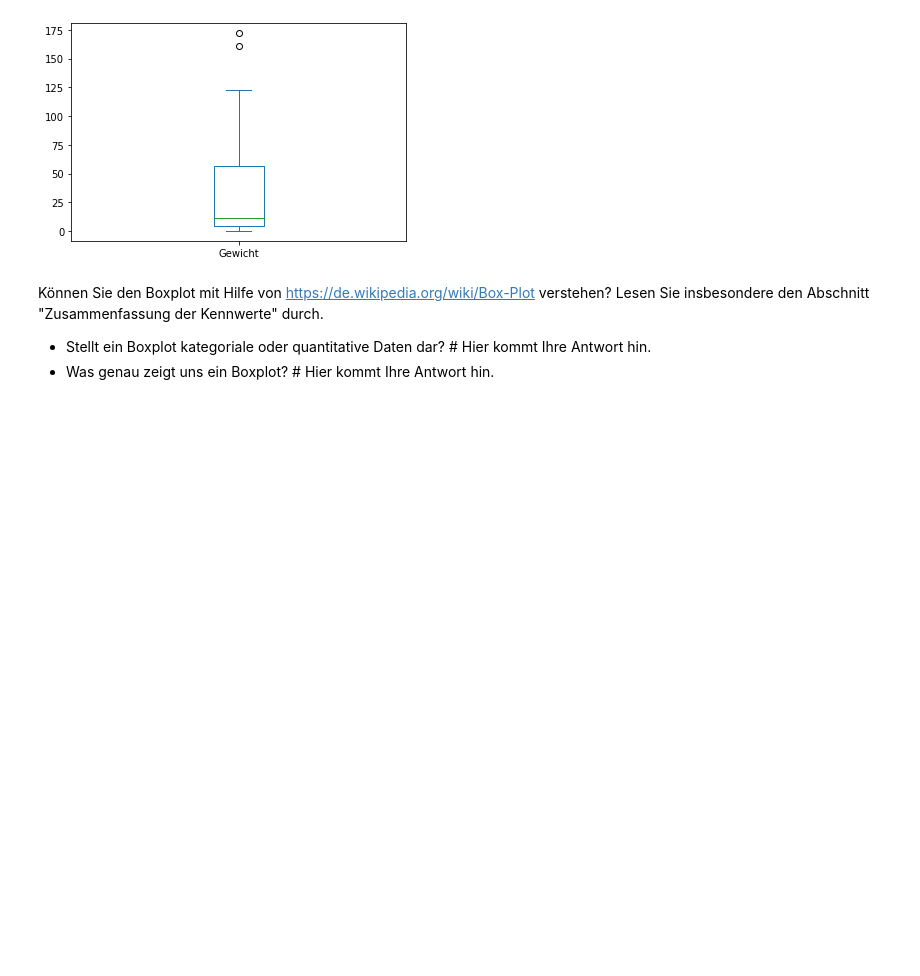
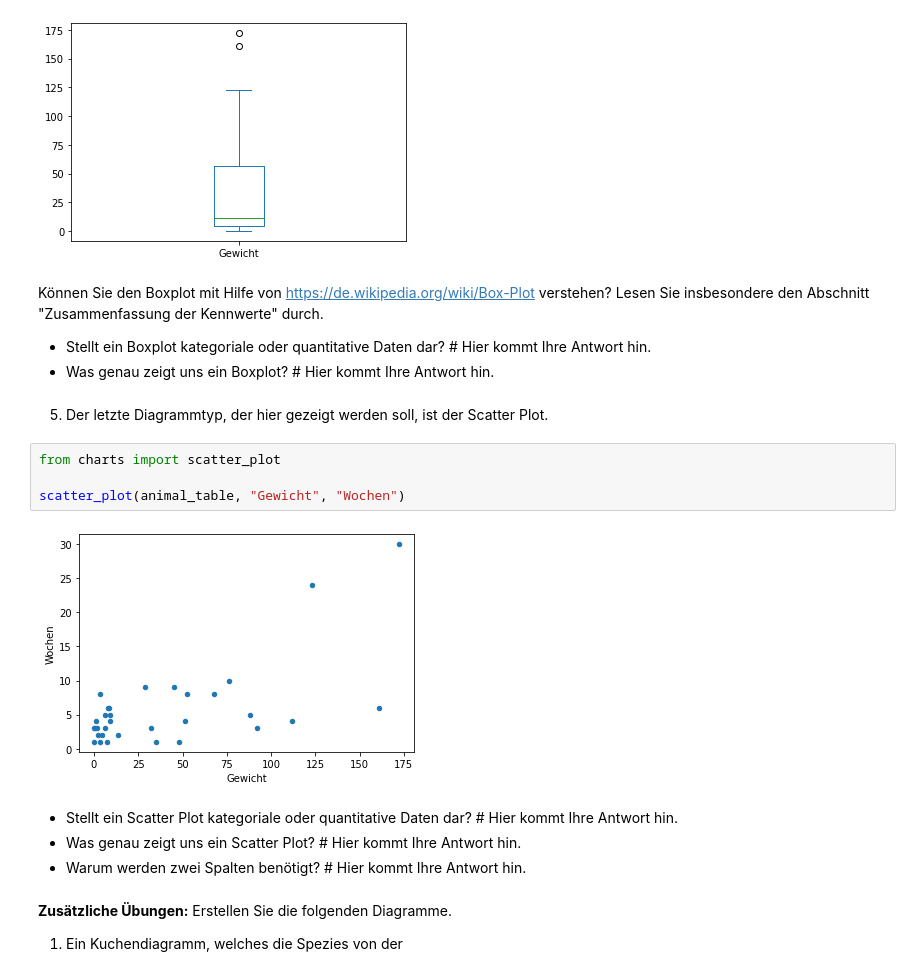
Before and after one commit to andreasstoll/Notebooks_Arbeit, a Jupyter notebook: _2_kategoriale_Daten_grafisch_darstellen.ipynb, the cells around one changed output. Saved outputs shown, nothing was run; the diff lists cells and outputs as text; blank space fills up the shorter version.

```diff
--- a/_2_kategoriale_Daten_grafisch_darstellen.ipynb
+++ b/_2_kategoriale_Daten_grafisch_darstellen.ipynb
@@ -116,3 +116,20 @@ Können Sie den Boxplot mit Hilfe von https://de.wikipedia.org/wiki/Box-Plot ver
 
 * Stellt ein Boxplot kategoriale oder quantitative Daten dar? # Hier kommt Ihre Antwort hin.
 * Was genau zeigt uns ein Boxplot? # Hier kommt Ihre Antwort hin.
+# %% [markdown]
+5. Der letzte Diagrammtyp, der hier gezeigt werden soll, ist der Scatter Plot.
+# %%
+from charts import scatter_plot
+
+scatter_plot(animal_table, "Gewicht", "Wochen")
+# %% [output]
+[figure, added]
+# %% [markdown]
+* Stellt ein Scatter Plot kategoriale oder quantitative Daten dar? # Hier kommt Ihre Antwort hin.
+* Was genau zeigt uns ein Scatter Plot? # Hier kommt Ihre Antwort hin.
+* Warum werden zwei Spalten benötigt? # Hier kommt Ihre Antwort hin.
+# %% [markdown]
+**Zusätzliche Übungen:**
+Erstellen Sie die folgenden Diagramme.
+
+1. Ein Kuchendiagramm, welches die Spezies von der
```
Also changed, not shown: 3 other files.
